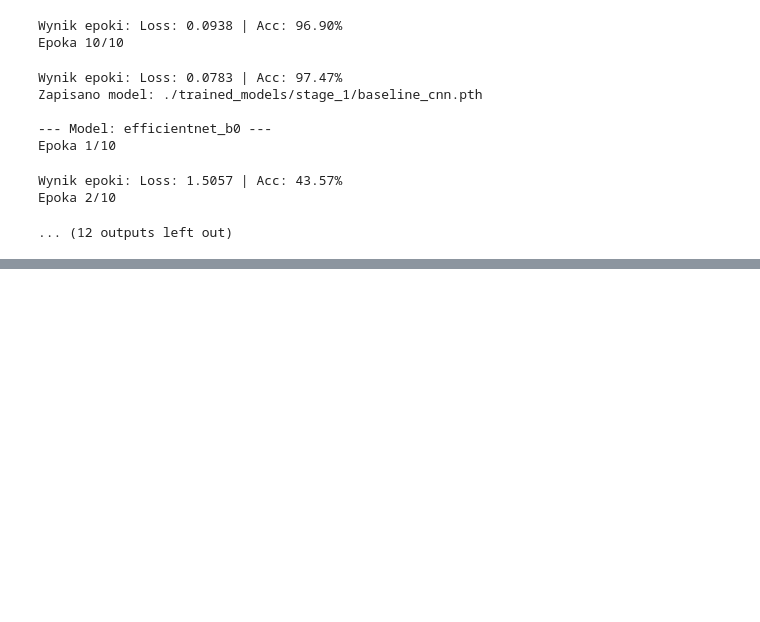
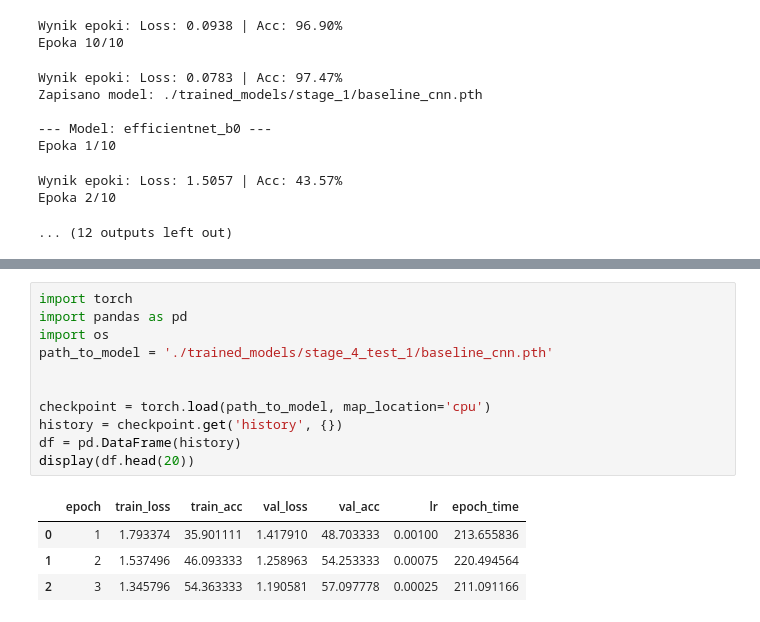
Before and after one commit to michalwietecki/deep-learning-project-1, a Jupyter notebook: main.ipynb, the cells around one changed output, grey strips where cells are left out. Cells and saved outputs as stored; diff of their text form; blank space fills up the shorter version.

```diff
--- a/main.ipynb
+++ b/main.ipynb
@@ -230,0 +294,16 @@ Epoka 2/10
+# %%
+import torch
+import pandas as pd
+import os
+path_to_model = './trained_models/stage_4_test_1/baseline_cnn.pth'
+
+
+checkpoint = torch.load(path_to_model, map_location='cpu')
+history = checkpoint.get('history', {})
+df = pd.DataFrame(history)
+display(df.head(20))
+# %% [output]
+|  | epoch | train_loss | train_acc | val_loss | val_acc | lr | epoch_time |
+| 0 | 1 | 1.793374 | 35.901111 | 1.417910 | 48.703333 | 0.00100 | 213.655836 |
+| 1 | 2 | 1.537496 | 46.093333 | 1.258963 | 54.253333 | 0.00075 | 220.494564 |
+| 2 | 3 | 1.345796 | 54.363333 | 1.190581 | 57.097778 | 0.00025 | 211.091166 |
```
Also changed, not shown: parts of 2 cells of this notebook, 3 other files.
